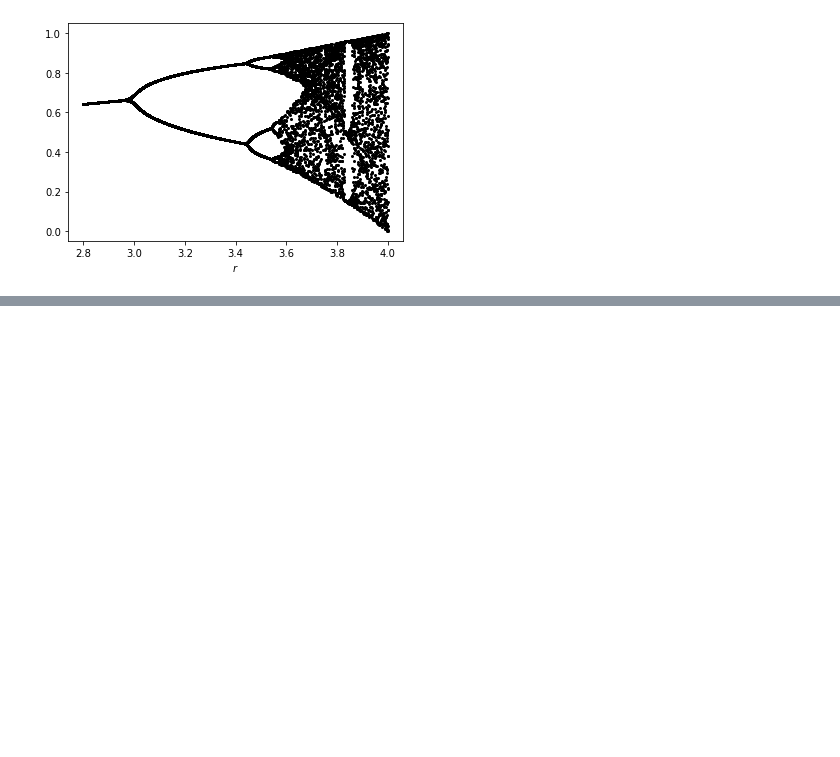
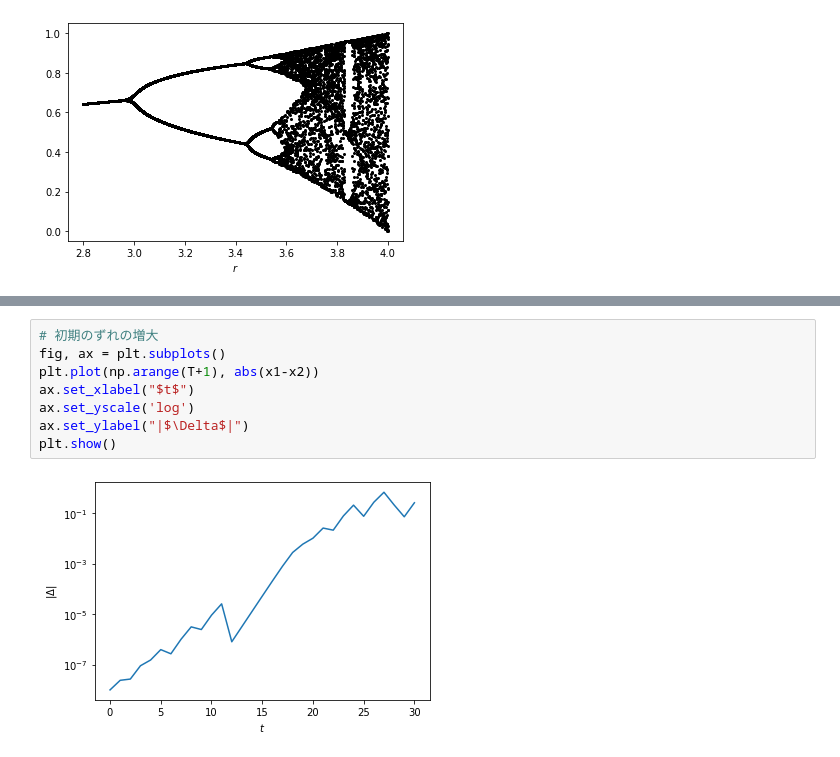
Before and after one commit to Emiri-W/murray, a Jupyter notebook: notebook/murray2_3.ipynb, the cells around one changed output, grey strips where cells are left out. Saved outputs shown, nothing was run; the diff lists cells and outputs as text; blank space fills up the shorter version.

```diff
--- a/notebook/murray2_3.ipynb
+++ b/notebook/murray2_3.ipynb
@@ -89,0 +110,10 @@ plt.show()
+# %%
+# 初期のずれの増大
+fig, ax = plt.subplots()
+plt.plot(np.arange(T+1), abs(x1-x2))
+ax.set_xlabel("$t$")
+ax.set_yscale('log')
+ax.set_ylabel("|$\Delta$|")
+plt.show()
+# %% [output]
+[figure, added]
```
Also changed, not shown: parts of 5 cells of this notebook.
